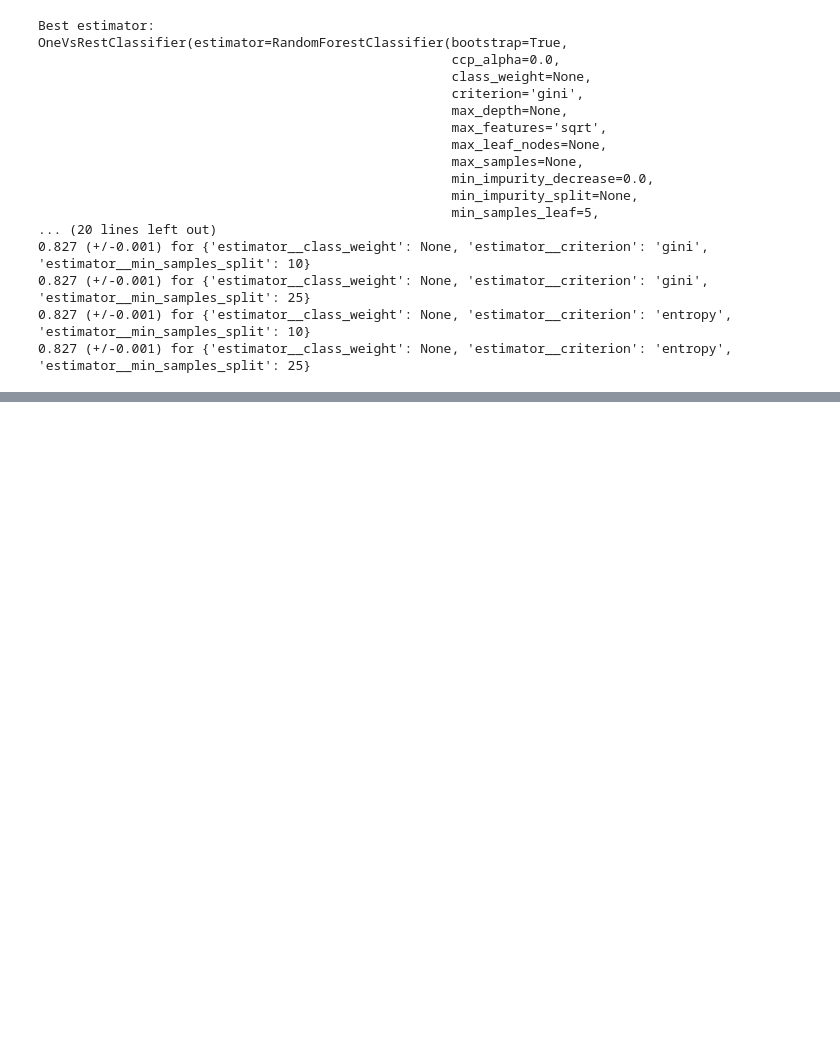
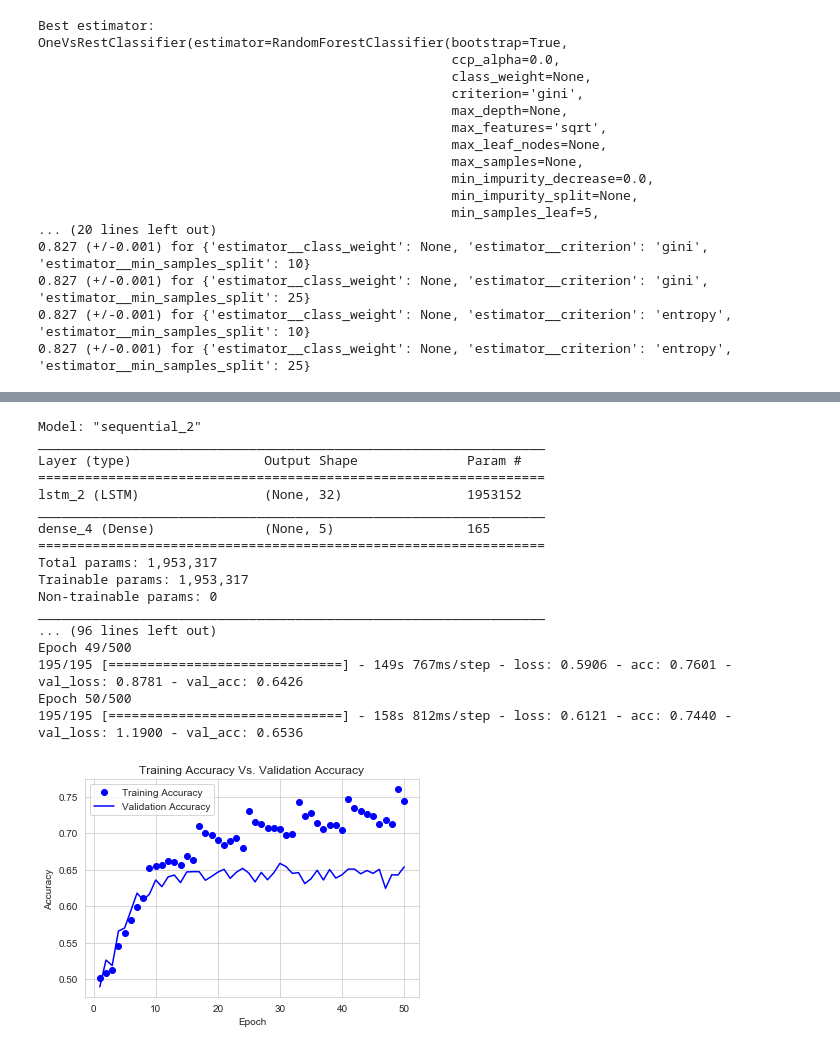
Before and after one commit to nt-ds/sentiment-analysis-on-movie-reviews, a Jupyter notebook: notebooks/03_models_normal_data.ipynb, the cells around one changed output, grey strips where cells are left out. Saved outputs shown, nothing was run; the diff lists cells and outputs as text; code cells hidden in the pictures; blank space fills up the shorter version.

```diff
--- a/notebooks/03_models_normal_data.ipynb
+++ b/notebooks/03_models_normal_data.ipynb
@@ -141,0 +138,21 @@ _Build LSTM model_
+# %%
+norm_lstm_model = model.build_DL_model(train.PhraseNorm, train.Sentiment, "norm", "lstm")
+# %% [output]
+Model: "sequential_2"
+_________________________________________________________________
+Layer (type)                 Output Shape              Param #
+=================================================================
+lstm_2 (LSTM)                (None, 32)                1953152
+_________________________________________________________________
+dense_4 (Dense)              (None, 5)                 165
+=================================================================
+Total params: 1,953,317
+Trainable params: 1,953,317
+Non-trainable params: 0
+_________________________________________________________________
+... (96 lines left out)
+Epoch 49/500
+195/195 [==============================] - 149s 767ms/step - loss: 0.5906 - acc: 0.7601 - val_loss: 0.8781 - val_acc: 0.6426
+Epoch 50/500
+195/195 [==============================] - 158s 812ms/step - loss: 0.6121 - acc: 0.7440 - val_loss: 1.1900 - val_acc: 0.6536
+[figure, added]
```
Also changed, not shown: parts of 6 cells of this notebook.
